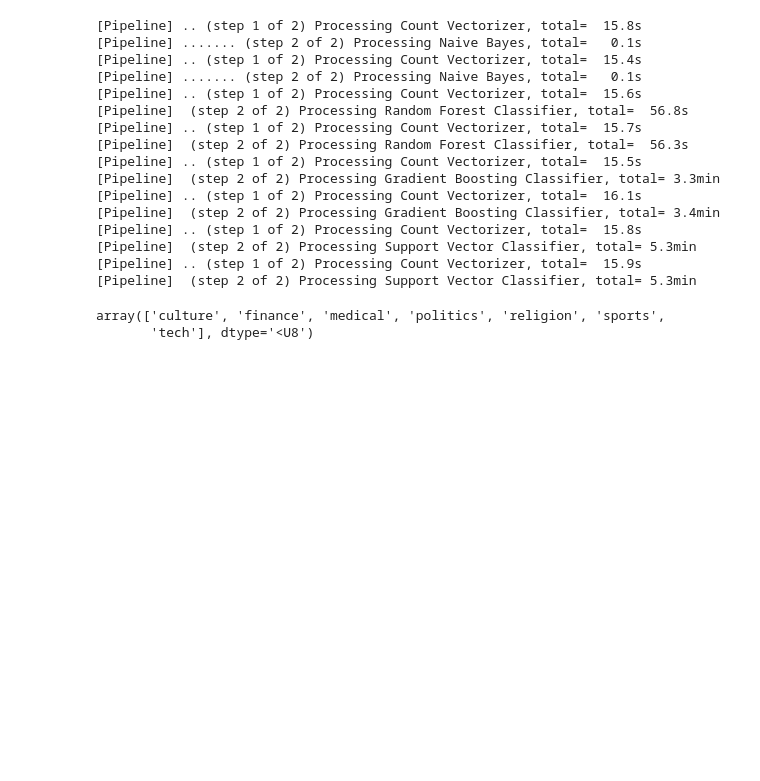
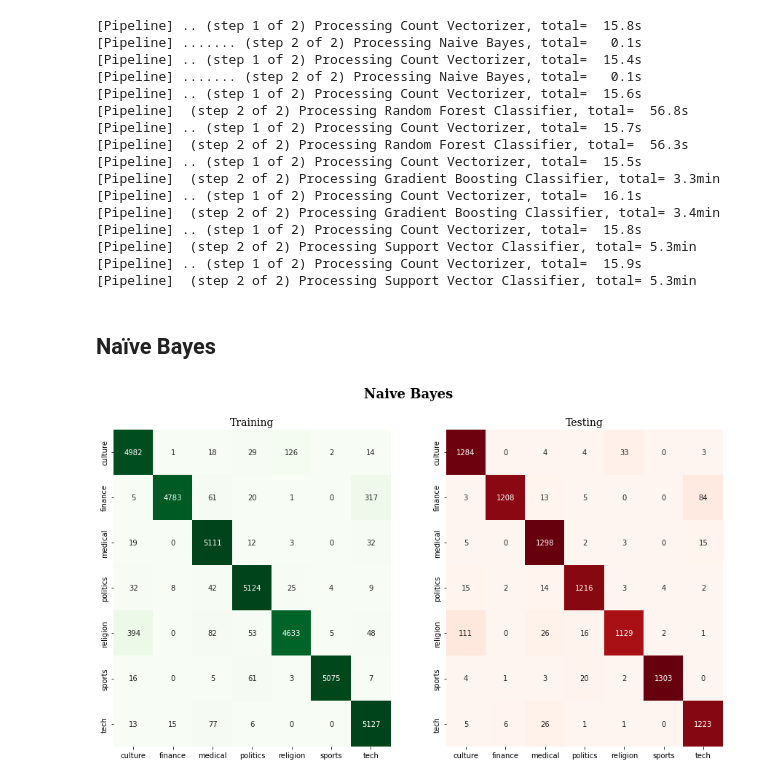
Before and after one commit to iansharff/arabic_news, a Jupyter notebook: 01_modeling.ipynb, the cells around one changed output. Cells and saved outputs as stored; diff of their text form; code cells hidden in the pictures; blank space fills up the shorter version.

Commit message:
Run models and save

```diff
--- a/01_modeling.ipynb
+++ b/01_modeling.ipynb
@@ -20,5 +18,5 @@ from tools import misc
 import warnings
 warnings.filterwarnings("ignore", category=UserWarning)
 # %%
-with open('raw_data/corpus_df.pkl', 'rb') as f:
-    data = pickle.load(f)
+data = misc.load('raw_data/corpus_df.pkl')
+data.head()
@@ -147,22 +143,3 @@ for i in range(len(pipelines_cv)):
 [Pipeline]  (step 2 of 2) Processing Support Vector Classifier, total= 5.3min
 [Pipeline] .. (step 1 of 2) Processing Count Vectorizer, total=  15.9s
 [Pipeline]  (step 2 of 2) Processing Support Vector Classifier, total= 5.3min
-# %%
-import matplotlib.
-import seaborn as sns
-
-def plot_confusion_matrices(model, X_train, X_test, y_train, y_test):
-    y_hat_train = model.predict(X_train)
-    y_hat_test = model.predict(X_test)
-
-    cm_train = confusion_matrix(y_train, y_hat_train, labels=misc.CLASSES)
-    cm_test = confustion_matrix(y_test, y_hat_test, labels=misc.CLASSES)
-
-    fig, (ax_train, ax_test) = plt.subplots(1, 2, figsize=(15, 8))
-
-    sns.heatmap(
-
-    )
-# %% [output]
-array(['culture', 'finance', 'medical', 'politics', 'religion', 'sports',
-       'tech'], dtype='<U8')
@@ -183,0 +146,7 @@ print(pipelines_fitted[0].steps[1][1].classes_)
+# %% [markdown]
+## Naïve Bayes
+# %%
+vis.plot_confusion_matrices(pipe_nb, X_train, X_test, y_train, y_test)
+plt.show()
+# %% [output]
+[figure, added]
```
Also changed, not shown: parts of 10 cells of this notebook.
